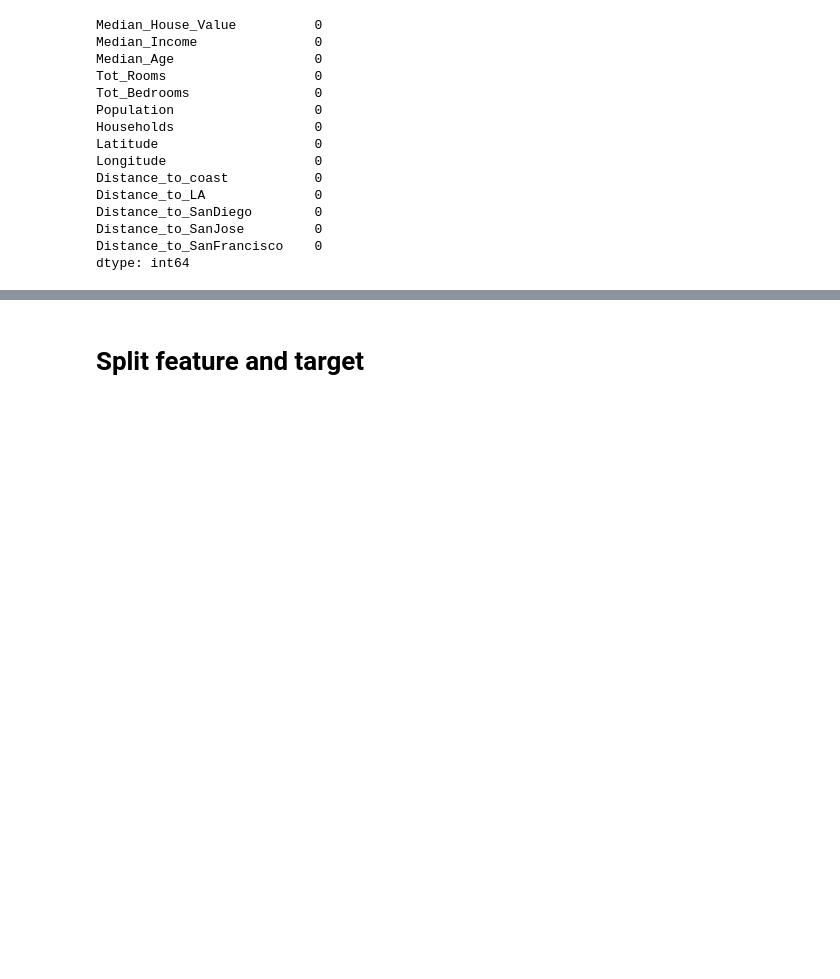
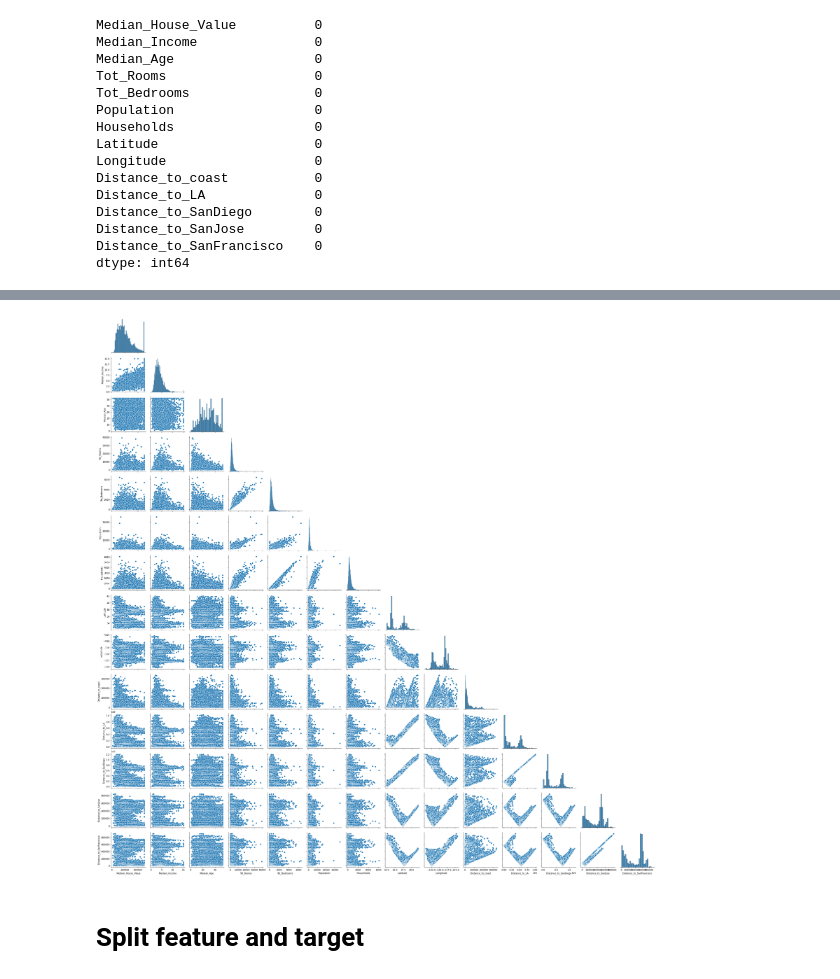
Before and after one commit to haloapping/ayam-geprek, a Jupyter notebook: notebooks/09_regression_exercise.ipynb, the cells around one changed output, grey strips where cells are left out. Saved outputs shown, nothing was run; the diff lists cells and outputs as text; code cells hidden in the pictures; blank space fills up the shorter version.

```diff
--- a/notebooks/09_regression_exercise.ipynb
+++ b/notebooks/09_regression_exercise.ipynb
@@ -67,6 +74,10 @@ california_houses_df.describe()
 | 50% | 179700.000000 | 3.534800 | 29.000000 | 2127.000000 | 435.000000 | 1166.000000 | 409.000000 | ... |
 | 75% | 264725.000000 | 4.743250 | 37.000000 | 3148.000000 | 647.000000 | 1725.000000 | 605.000000 | ... |
 | max | 500001.000000 | 15.000100 | 52.000000 | 39320.000000 | 6445.000000 | 35682.000000 | 6082.000000 | ... |
+# %%
+sns.pairplot(california_houses_df, corner=True);
+# %% [output]
+[figure, added]
 # %% [markdown]
 # Split feature and target
 # %%
```
Also changed, not shown: parts of 12 cells of this notebook.
